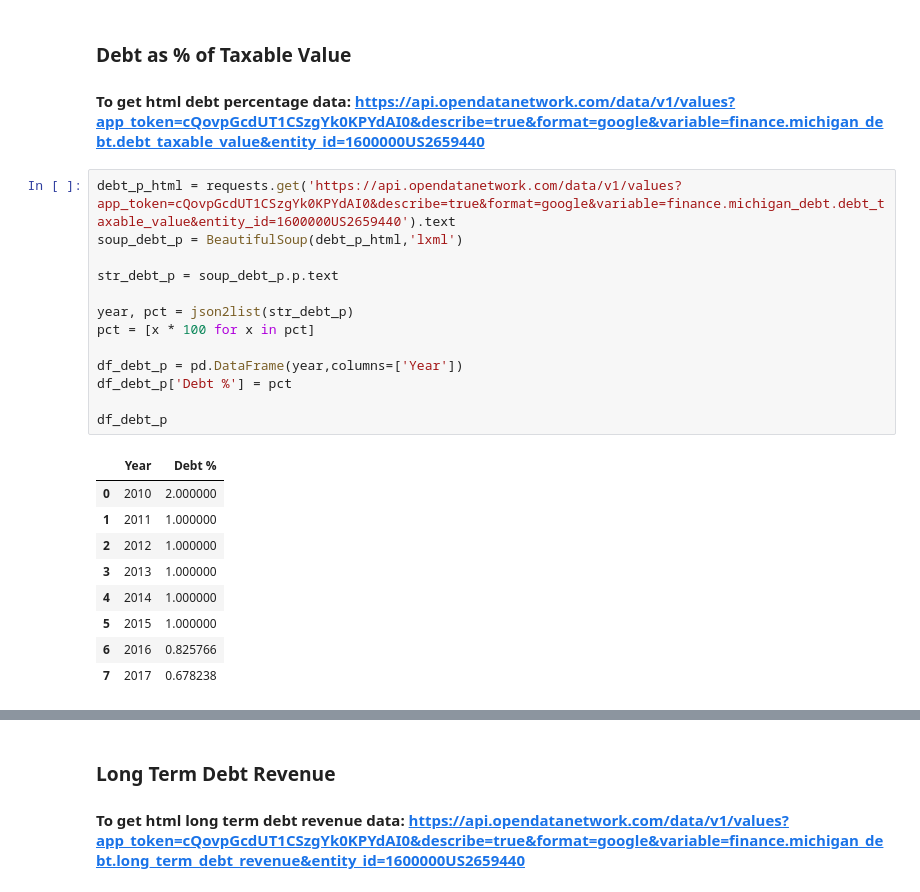
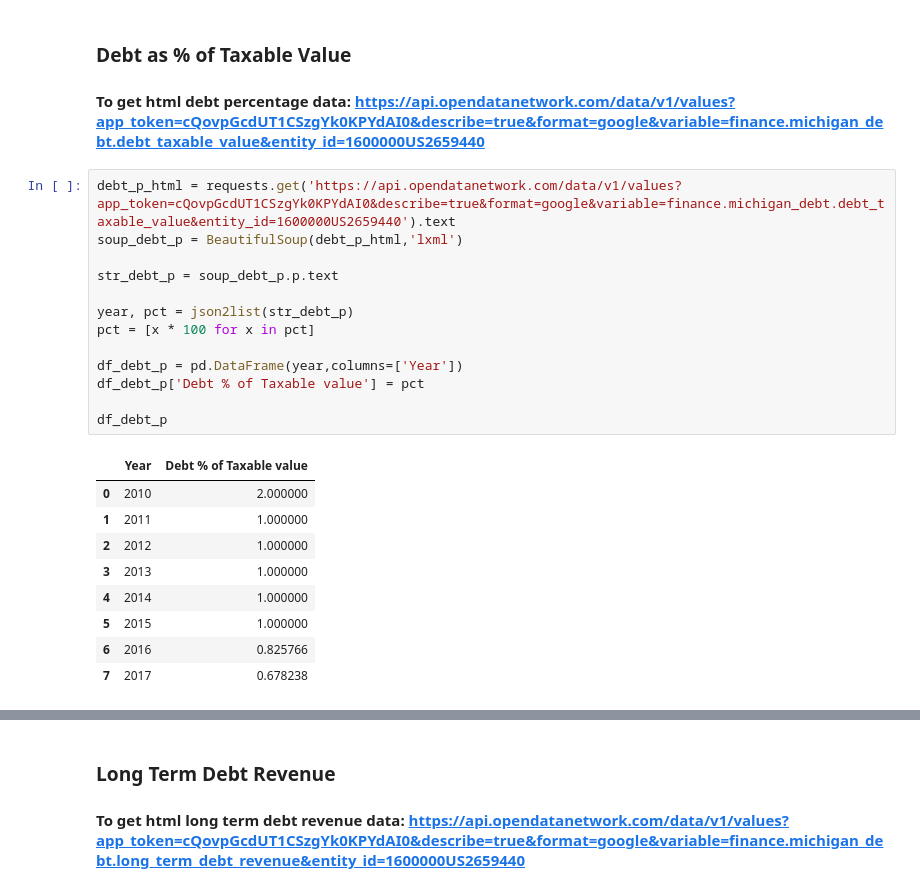
Before and after one commit to yunjcai/Segmenting-and-Clustering-Neighborhoods-in-Novi-MI, a Jupyter notebook: Segmenting and Clustering Neighborhoods in Novi.ipynb, the cells around one changed output, grey strips where cells are left out. Cells and saved outputs as stored; diff of their text form.

```diff
--- a/Segmenting and Clustering Neighborhoods in Novi.ipynb
+++ b/Segmenting and Clustering Neighborhoods in Novi.ipynb
@@ -368,18 +367,18 @@ Text(0.5, 1.0, 'Debt Service % in Novi, MI 2010-2017')
 # %%
 debt_p_html = requests.get('https://api.opendatanetwork.com/data/v1/values?app_token=cQovpGcdUT1CSzgYk0KPYdAI0&describe=true&format=google&variable=finance.michigan_debt.debt_taxable_value&entity_id=1600000US2659440').text
 soup_debt_p = BeautifulSoup(debt_p_html,'lxml')
 
 str_debt_p = soup_debt_p.p.text
 
 year, pct = json2list(str_debt_p)
 pct = [x * 100 for x in pct]
 
 df_debt_p = pd.DataFrame(year,columns=['Year'])
-df_debt_p['Debt %'] = pct
+df_debt_p['Debt % of Taxable value'] = pct
 
 df_debt_p
 # %% [output]
-|  | Year | Debt % |
+|  | Year | Debt % of Taxable value |
 | 0 | 2010 | 2.000000 |
 | 1 | 2011 | 1.000000 |
 | 2 | 2012 | 1.000000 |
```
Also changed, not shown: parts of 53 cells of this notebook.
